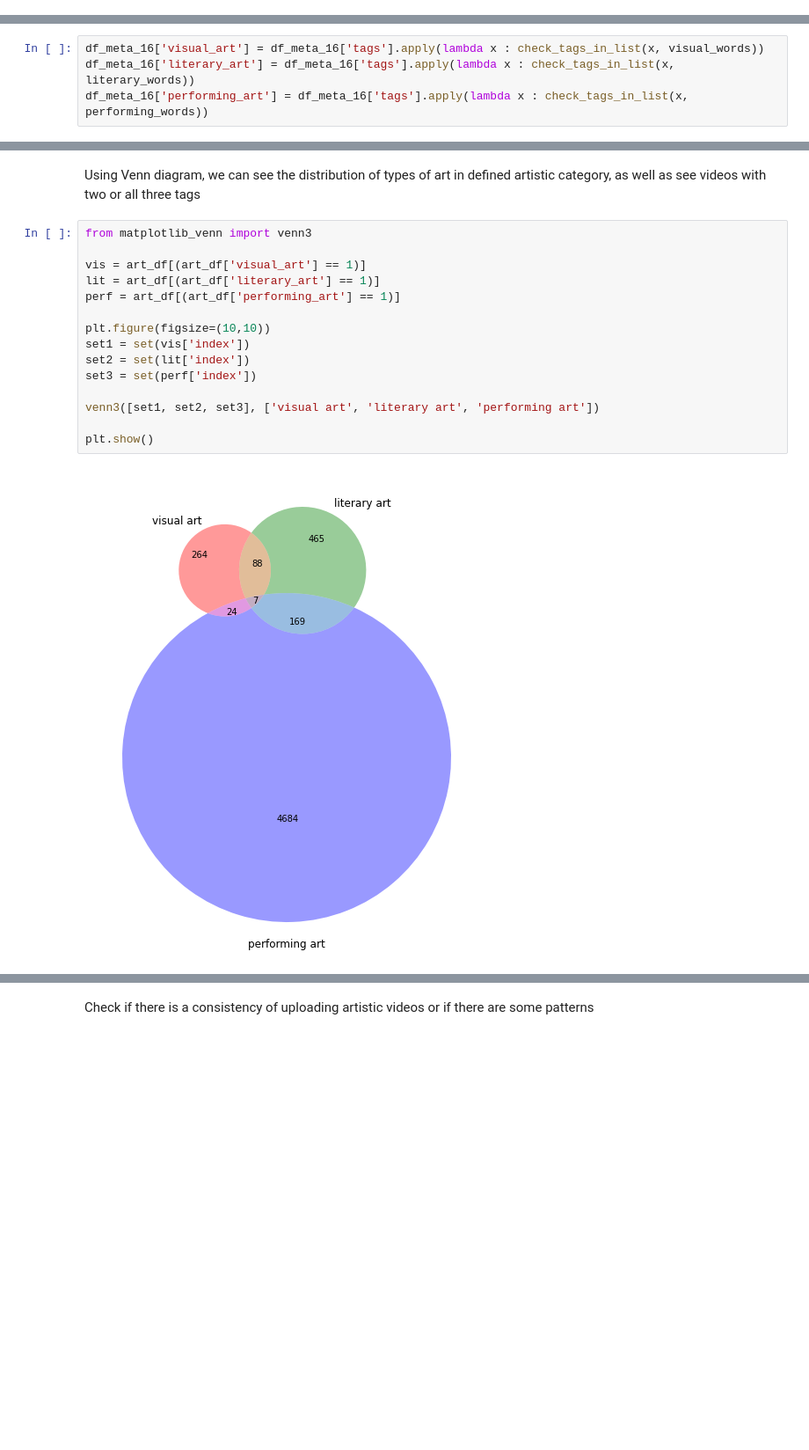
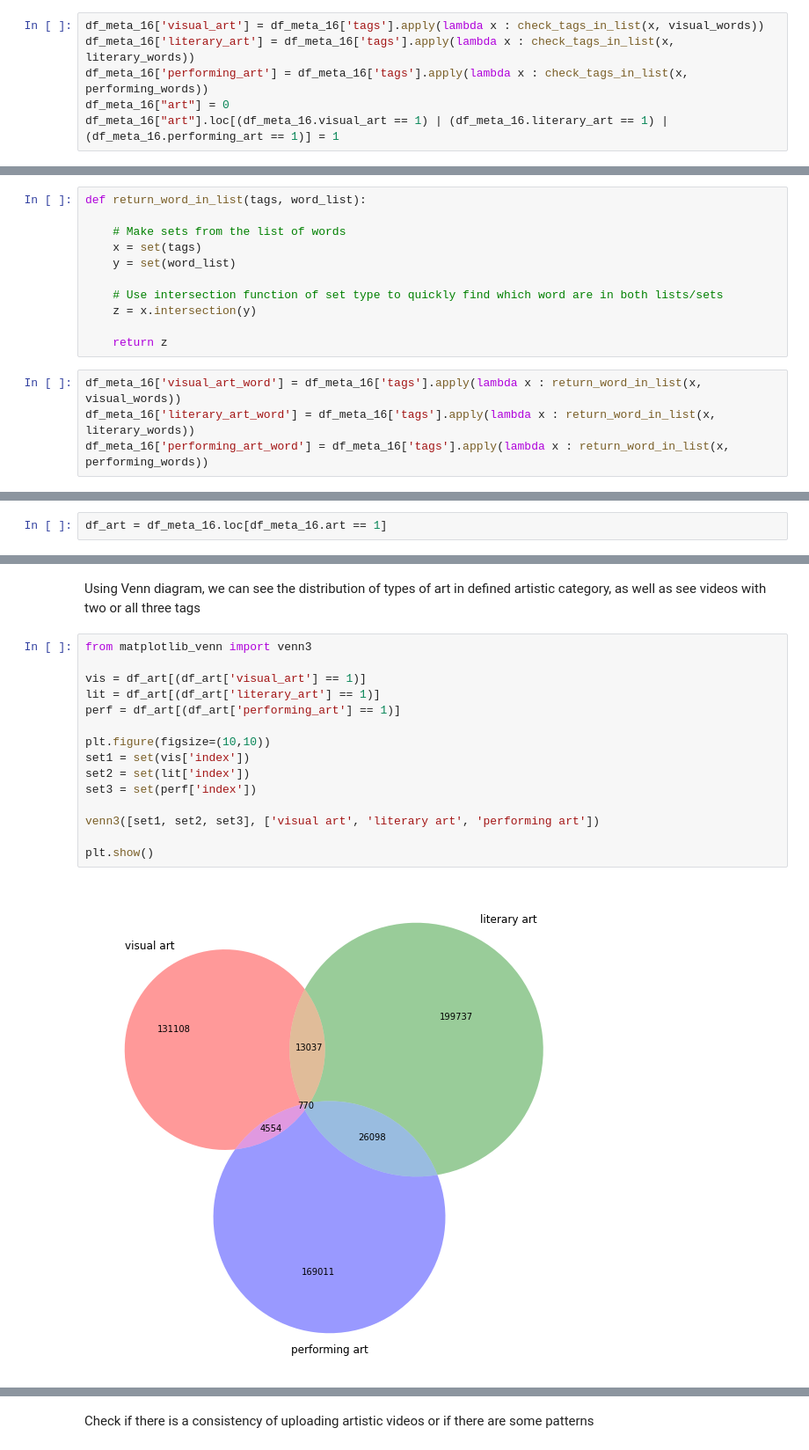
Before and after one commit to epfl-ada/ada-2022-project-geksada, a Jupyter notebook: preliminary_analysis.ipynb, the cells around one changed output, grey strips where cells are left out. Shown: that part at 88% size. Drawn from its saved outputs; the diff is of its cells as text; blank space fills up the shorter version.

```diff
--- a/preliminary_analysis.ipynb
+++ b/preliminary_analysis.ipynb
@@ -130,3 +119,9 @@ def check_tags_in_list(tags, word_list):
     if len(z) > 0:
         word_present = 1
     return word_present
+# %%
+df_meta_16['visual_art'] = df_meta_16['tags'].apply(lambda x : check_tags_in_list(x, visual_words))
+df_meta_16['literary_art'] = df_meta_16['tags'].apply(lambda x : check_tags_in_list(x, literary_words))
+df_meta_16['performing_art'] = df_meta_16['tags'].apply(lambda x : check_tags_in_list(x, performing_words))
+df_meta_16["art"] = 0
+df_meta_16["art"].loc[(df_meta_16.visual_art == 1) | (df_meta_16.literary_art == 1) | (df_meta_16.performing_art == 1)] = 1
@@ -133,4 +133,15 @@ def check_tags_in_list(tags, word_list):
+# %%
+def return_word_in_list(tags, word_list):
+
+    # Make sets from the list of words
+    x = set(tags)
+    y = set(word_list)
+
+    # Use intersection function of set type to quickly find which word are in both lists/sets
+    z = x.intersection(y)
+
+    return z
 # %%
-df_meta_16['visual_art'] = df_meta_16['tags'].apply(lambda x : check_tags_in_list(x, visual_words))
-df_meta_16['literary_art'] = df_meta_16['tags'].apply(lambda x : check_tags_in_list(x, literary_words))
-df_meta_16['performing_art'] = df_meta_16['tags'].apply(lambda x : check_tags_in_list(x, performing_words))
+df_meta_16['visual_art_word'] = df_meta_16['tags'].apply(lambda x : return_word_in_list(x, visual_words))
+df_meta_16['literary_art_word'] = df_meta_16['tags'].apply(lambda x : return_word_in_list(x, literary_words))
+df_meta_16['performing_art_word'] = df_meta_16['tags'].apply(lambda x : return_word_in_list(x, performing_words))
@@ -142,0 +148,2 @@ Name: visual_art, dtype: int64
+# %%
+df_art = df_meta_16.loc[df_meta_16.art == 1]
@@ -169,17 +217,17 @@ Using Venn diagram, we can see the distribution of types of art in defined artis
 # %%
 from matplotlib_venn import venn3
 
-vis = art_df[(art_df['visual_art'] == 1)]
-lit = art_df[(art_df['literary_art'] == 1)]
-perf = art_df[(art_df['performing_art'] == 1)]
+vis = df_art[(df_art['visual_art'] == 1)]
+lit = df_art[(df_art['literary_art'] == 1)]
+perf = df_art[(df_art['performing_art'] == 1)]
 
 plt.figure(figsize=(10,10))
 set1 = set(vis['index'])
 set2 = set(lit['index'])
 set3 = set(perf['index'])
 
 venn3([set1, set2, set3], ['visual art', 'literary art', 'performing art'])
 
 plt.show()
 # %% [output]
-[figure, old version]
+[figure, new version]
```
Also changed, not shown: parts of 30 cells of this notebook, 2 other files.
